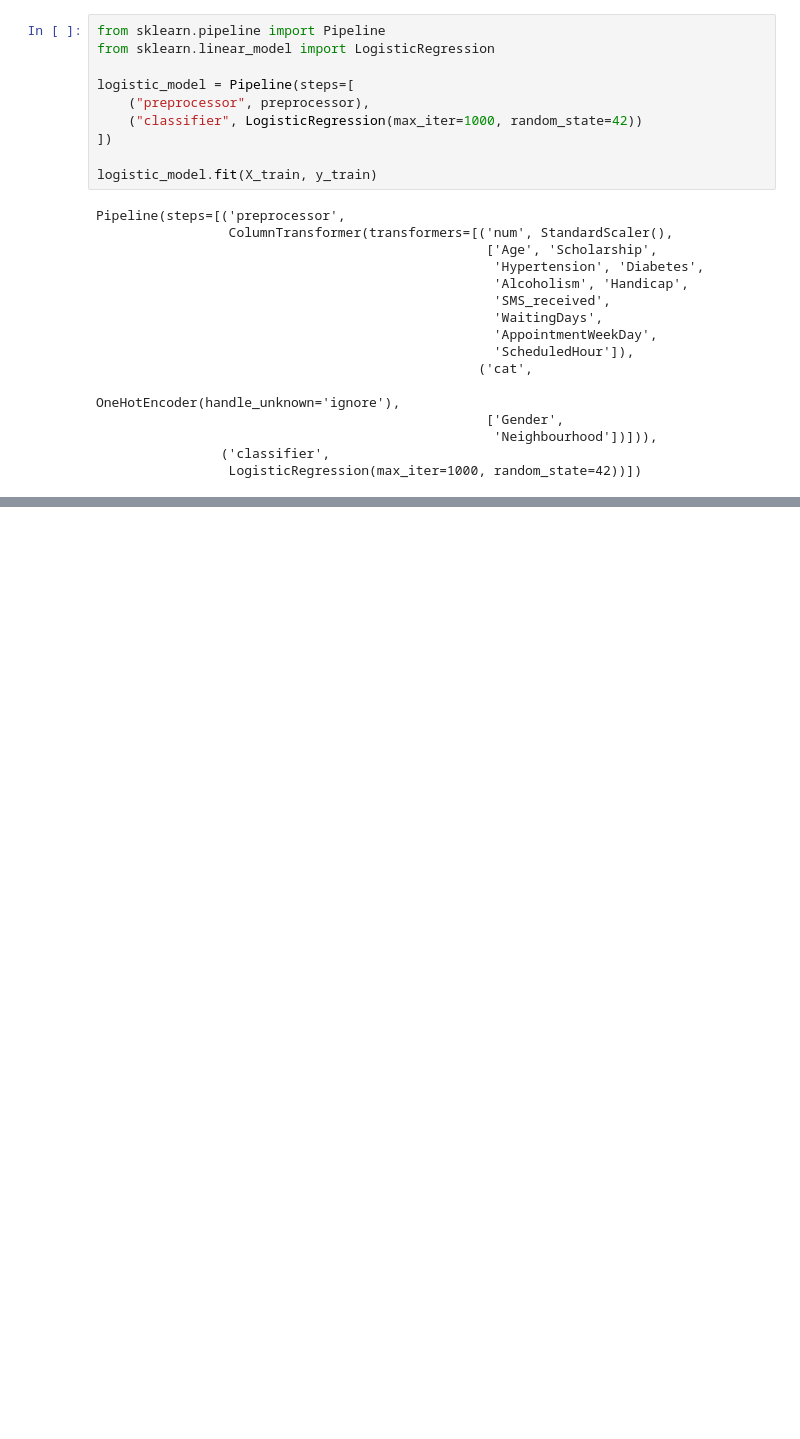
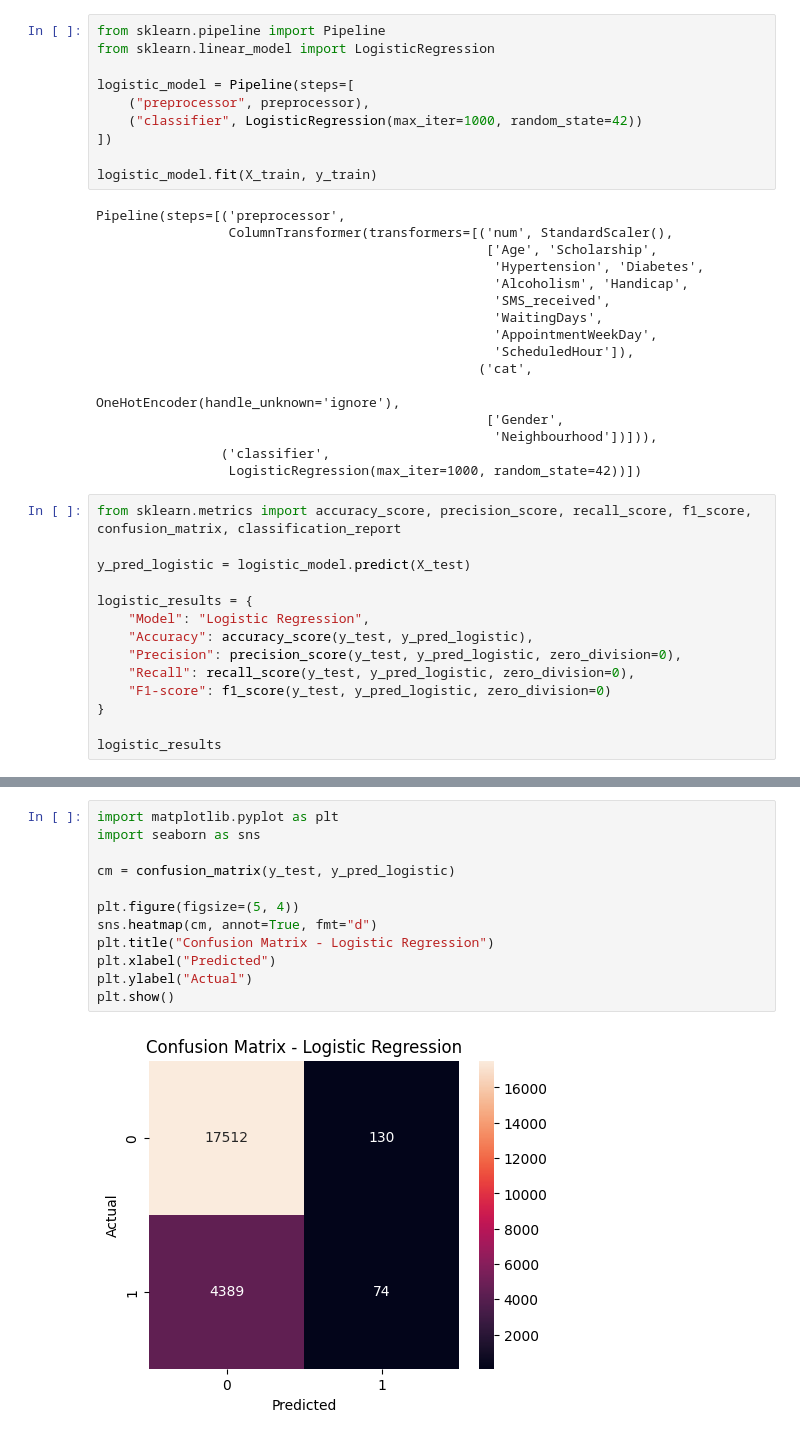
Before and after one commit to Elsaterziu/ml-project, a Jupyter notebook: notebooks/patient_no_show_prediction.ipynb, the cells around one changed output, grey strips where cells are left out. Drawn from its saved outputs; the diff is of its cells as text; blank space fills up the shorter version.

Commit message:
Add logistic regression evaluation metrics and confusion matrix

```diff
--- a/notebooks/patient_no_show_prediction.ipynb
+++ b/notebooks/patient_no_show_prediction.ipynb
@@ -182,3 +182,17 @@ Pipeline(steps=[('preprocessor',
                                                    'Neighbourhood'])])),
                 ('classifier',
                  LogisticRegression(max_iter=1000, random_state=42))])
+# %%
+from sklearn.metrics import accuracy_score, precision_score, recall_score, f1_score, confusion_matrix, classification_report
+
+y_pred_logistic = logistic_model.predict(X_test)
+
+logistic_results = {
+    "Model": "Logistic Regression",
+    "Accuracy": accuracy_score(y_test, y_pred_logistic),
+    "Precision": precision_score(y_test, y_pred_logistic, zero_division=0),
+    "Recall": recall_score(y_test, y_pred_logistic, zero_division=0),
+    "F1-score": f1_score(y_test, y_pred_logistic, zero_division=0)
+}
+
+logistic_results
@@ -184,0 +216,14 @@ Pipeline(steps=[('preprocessor',
+# %%
+import matplotlib.pyplot as plt
+import seaborn as sns
+
+cm = confusion_matrix(y_test, y_pred_logistic)
+
+plt.figure(figsize=(5, 4))
+sns.heatmap(cm, annot=True, fmt="d")
+plt.title("Confusion Matrix - Logistic Regression")
+plt.xlabel("Predicted")
+plt.ylabel("Actual")
+plt.show()
+# %% [output]
+[figure, added]
```
Also changed, not shown: parts of 2 cells of this notebook.
